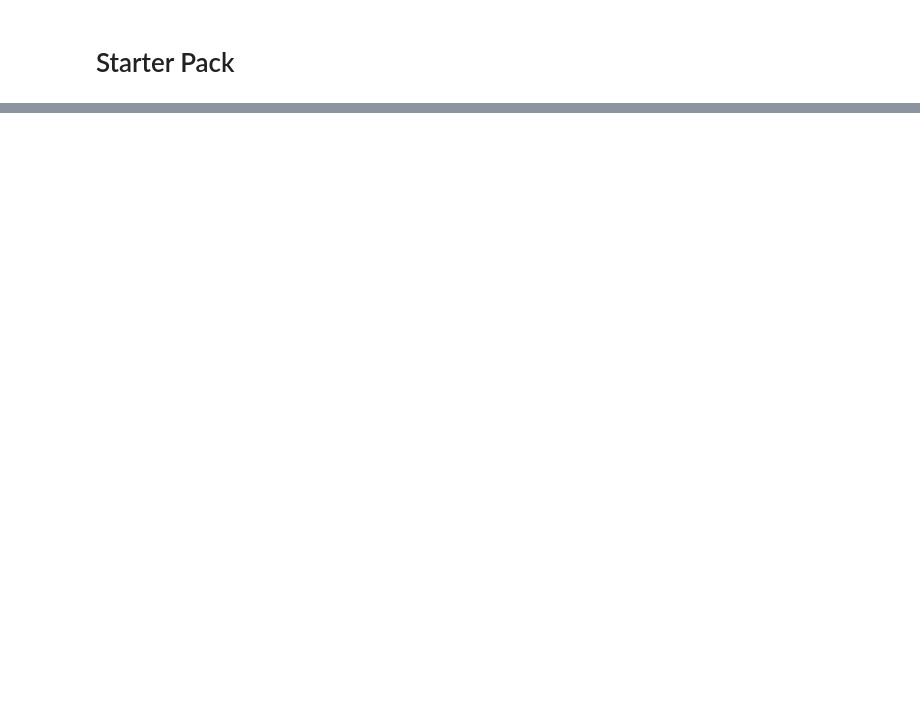
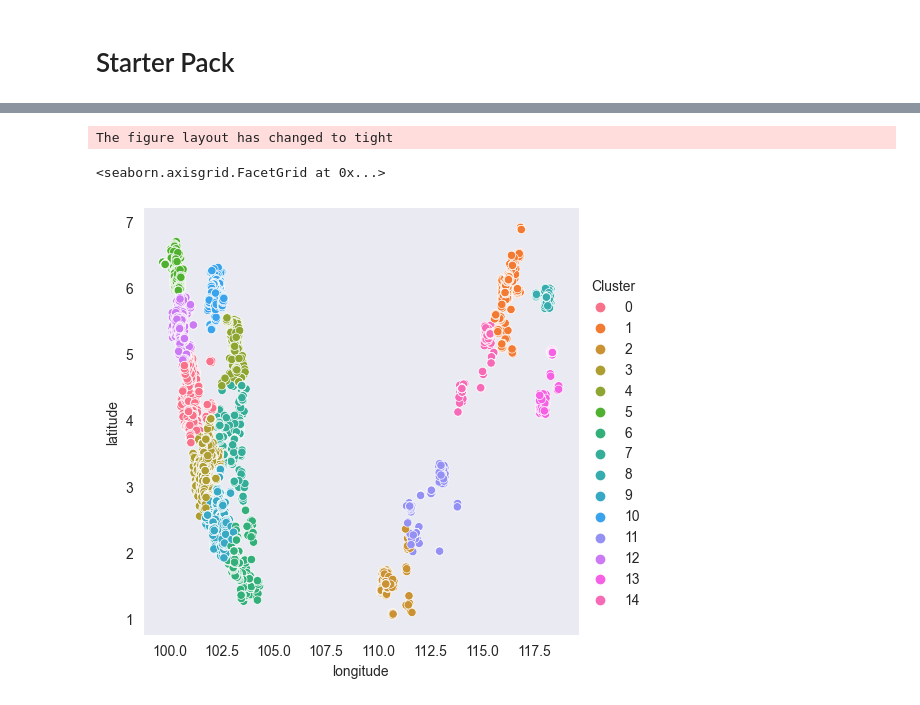
Before and after one commit to keanteng/flood_risk_model_2, a Jupyter notebook: 16regression.ipynb, the cells around one changed output, grey strips where cells are left out. Saved outputs shown, nothing was run; the diff lists cells and outputs as text; code cells hidden in the pictures; blank space fills up the shorter version.

```diff
--- a/16regression.ipynb
+++ b/16regression.ipynb
@@ -31,0 +65,9 @@ data = data[columns]
+# %%
+# we perform k-means clustering on the geographical coordinates
+from sklearn.cluster import KMeans
+
+kmeans = KMeans(n_clusters=15)
+data["Cluster"] = kmeans.fit_predict(data[["latitude", "longitude"]])
+data["Cluster"] = data["Cluster"].astype("category")
+
+data.head()
@@ -31,0 +82,6 @@ data = data[columns]
+# %%
+sns.relplot(data = data, x = 'longitude', y = 'latitude', hue = 'Cluster')
+# %% [output]
+The figure layout has changed to tight
+<seaborn.axisgrid.FacetGrid at 0x...>
+[figure, added]
```
Also changed, not shown: parts of 35 cells of this notebook, 2 other files.
